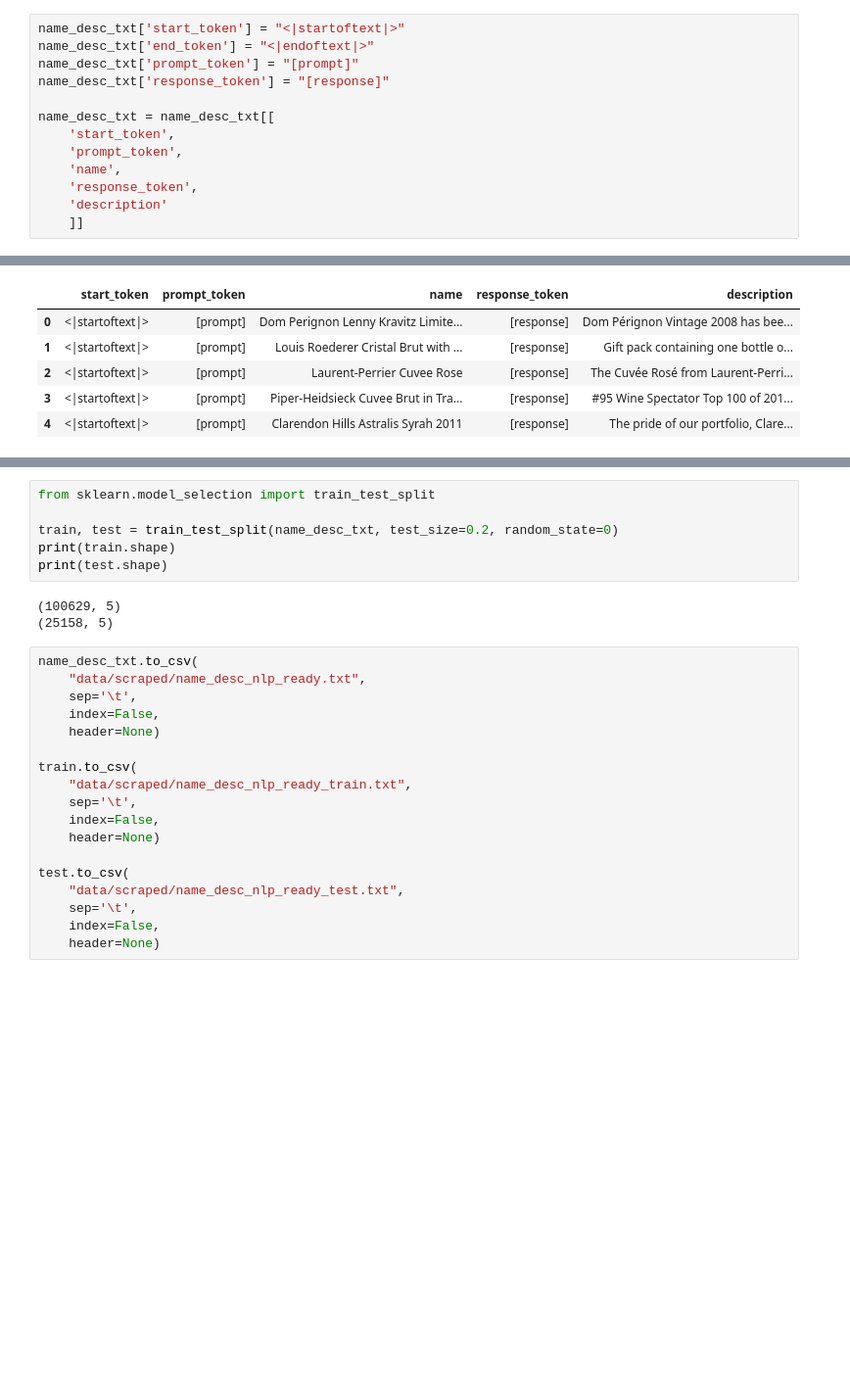
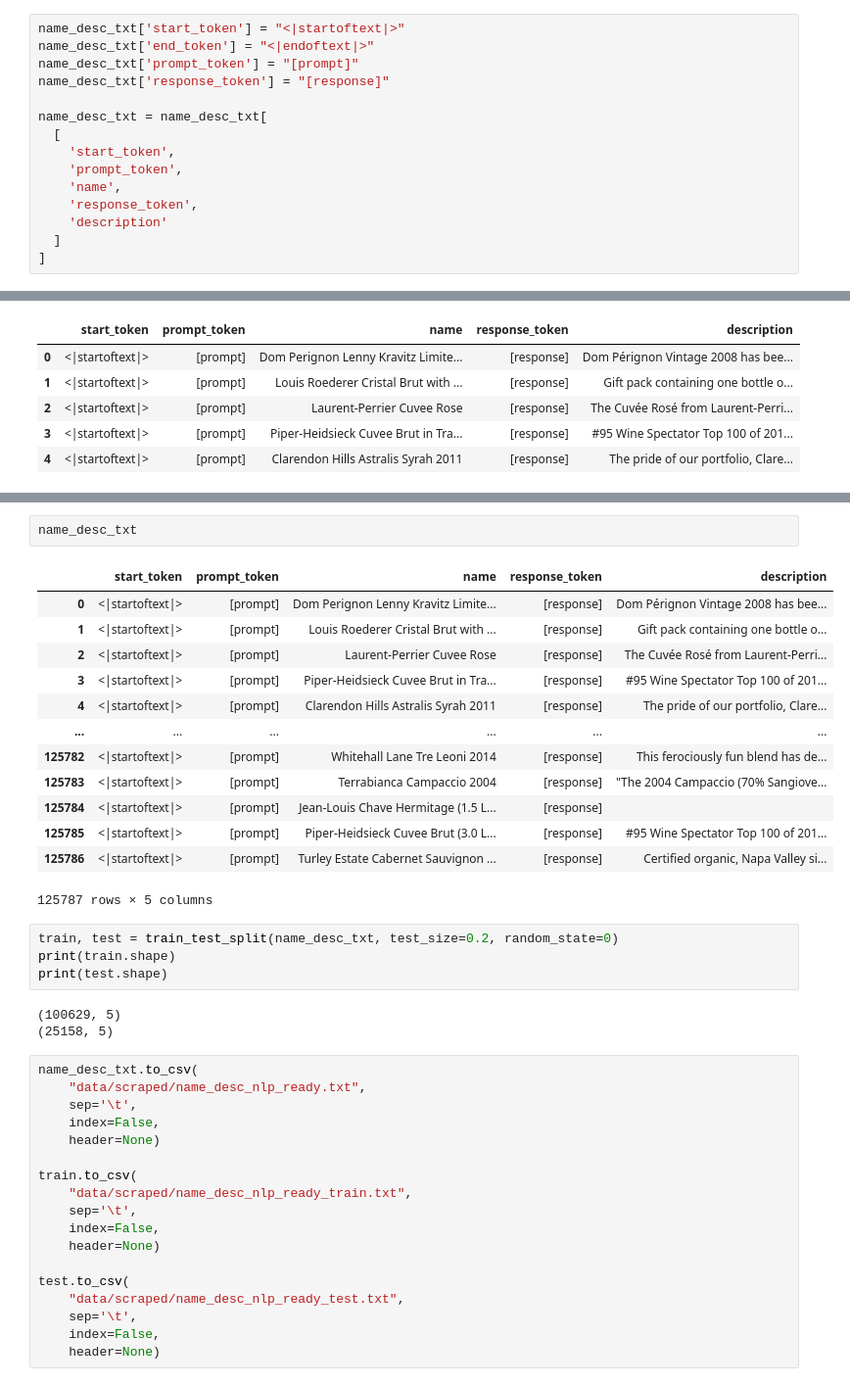
Before and after one commit to cipher982/this-wine-does-not-exist, a Jupyter notebook: 2b_build_gpt2_dataset.ipynb, the cells around one changed output, grey strips where cells are left out. Shown at 98% size. Cells and saved outputs as stored; diff of their text form; blank space fills up the shorter version.

```diff
--- a/2b_build_gpt2_dataset.ipynb
+++ b/2b_build_gpt2_dataset.ipynb
@@ -19,10 +18,12 @@ name_desc_txt['end_token'] = "<|endoftext|>"
 name_desc_txt['prompt_token'] = "[prompt]"
 name_desc_txt['response_token'] = "[response]"
 
-name_desc_txt = name_desc_txt[[
+name_desc_txt = name_desc_txt[
+  [
     'start_token',
     'prompt_token',
     'name',
     'response_token',
     'description'
-    ]]
+  ]
+]
@@ -72,6 +39,20 @@ Successfully installed joblib-0.16.0 scikit-learn-0.23.2 threadpoolctl-2.1.0
+# %%
+name_desc_txt
+# %% [output]
+|  | start_token | prompt_token | name | response_token | description |
+| 0 | <|startoftext|> | [prompt] | Dom Perignon Lenny Kravitz Limite... | [response] | Dom Pérignon Vintage 2008 has bee... |
+| 1 | <|startoftext|> | [prompt] | Louis Roederer Cristal Brut with ... | [response] | Gift pack containing one bottle o... |
+| 2 | <|startoftext|> | [prompt] | Laurent-Perrier Cuvee Rose | [response] | The Cuvée Rosé from Laurent-Perri... |
+| 3 | <|startoftext|> | [prompt] | Piper-Heidsieck Cuvee Brut in Tra... | [response] | #95 Wine Spectator Top 100 of 201... |
+| 4 | <|startoftext|> | [prompt] | Clarendon Hills Astralis Syrah 2011 | [response] | The pride of our portfolio, Clare... |
+| ... | ... | ... | ... | ... | ... |
+| 125782 | <|startoftext|> | [prompt] | Whitehall Lane Tre Leoni 2014 | [response] | This ferociously fun blend has de... |
+| 125783 | <|startoftext|> | [prompt] | Terrabianca Campaccio 2004 | [response] | "The 2004 Campaccio (70% Sangiove... |
+| 125784 | <|startoftext|> | [prompt] | Jean-Louis Chave Hermitage (1.5 L... | [response] |  |
+| 125785 | <|startoftext|> | [prompt] | Piper-Heidsieck Cuvee Brut (3.0 L... | [response] | #95 Wine Spectator Top 100 of 201... |
+| 125786 | <|startoftext|> | [prompt] | Turley Estate Cabernet Sauvignon ... | [response] | Certified organic, Napa Valley si... |
+125787 rows × 5 columns
 # %%
-from sklearn.model_selection import train_test_split
-
 train, test = train_test_split(name_desc_txt, test_size=0.2, random_state=0)
 print(train.shape)
 print(test.shape)
```
Also changed, not shown: parts of 4 cells of this notebook, 5 other files.
